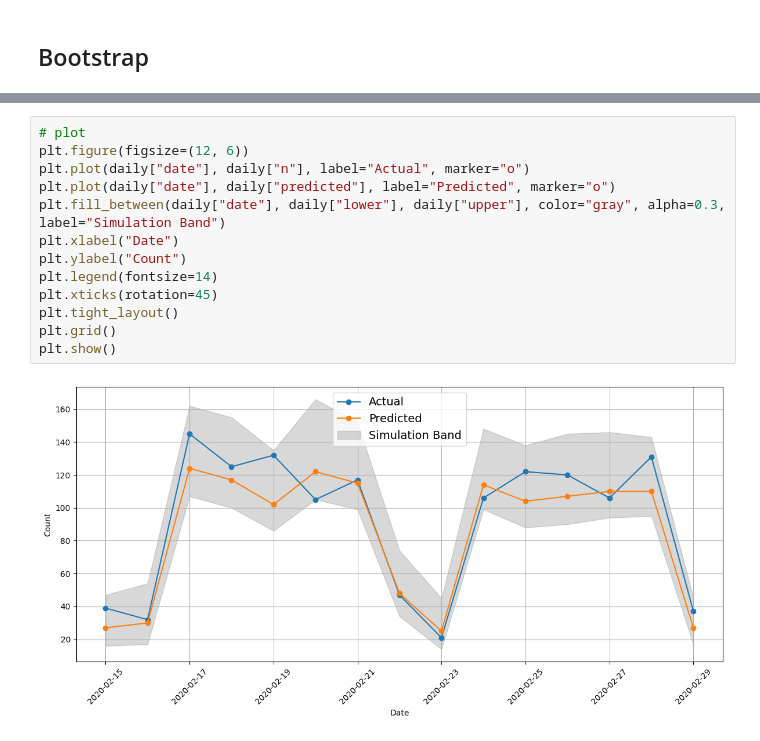
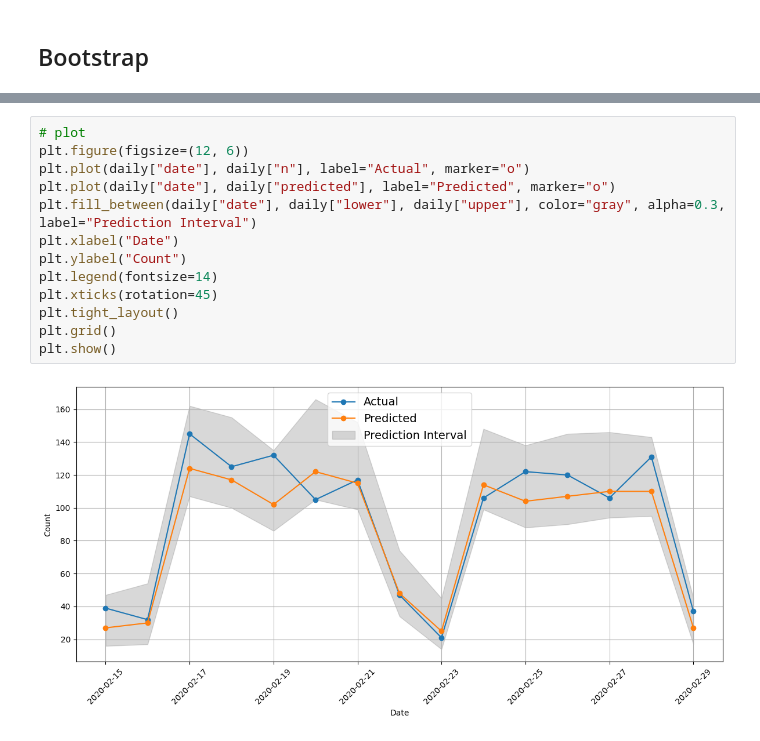
Before and after one commit to kristineAA/Thesis_project, a Jupyter notebook: Analysis Files/CI_analysis.ipynb, the cells around one changed output, grey strips where cells are left out. Saved outputs shown, nothing was run; the diff lists cells and outputs as text.

```diff
--- a/Analysis Files/CI_analysis.ipynb
+++ b/Analysis Files/CI_analysis.ipynb
@@ -145,15 +150,15 @@ Working directory set to: /Users/kristineandersen/Desktop/Speciale/Thesis_projec
 # %%
 # plot
 plt.figure(figsize=(12, 6))
 plt.plot(daily["date"], daily["n"], label="Actual", marker="o")
 plt.plot(daily["date"], daily["predicted"], label="Predicted", marker="o")
-plt.fill_between(daily["date"], daily["lower"], daily["upper"], color="gray", alpha=0.3, label="Simulation Band")
+plt.fill_between(daily["date"], daily["lower"], daily["upper"], color="gray", alpha=0.3, label="Prediction Interval")
 plt.xlabel("Date")
 plt.ylabel("Count")
 plt.legend(fontsize=14)
 plt.xticks(rotation=45)
 plt.tight_layout()
 plt.grid()
 plt.show()
 # %% [output]
-[figure, old version]
+[figure, new version]
```
Also changed, not shown: parts of 16 cells of this notebook, 33 other files.
